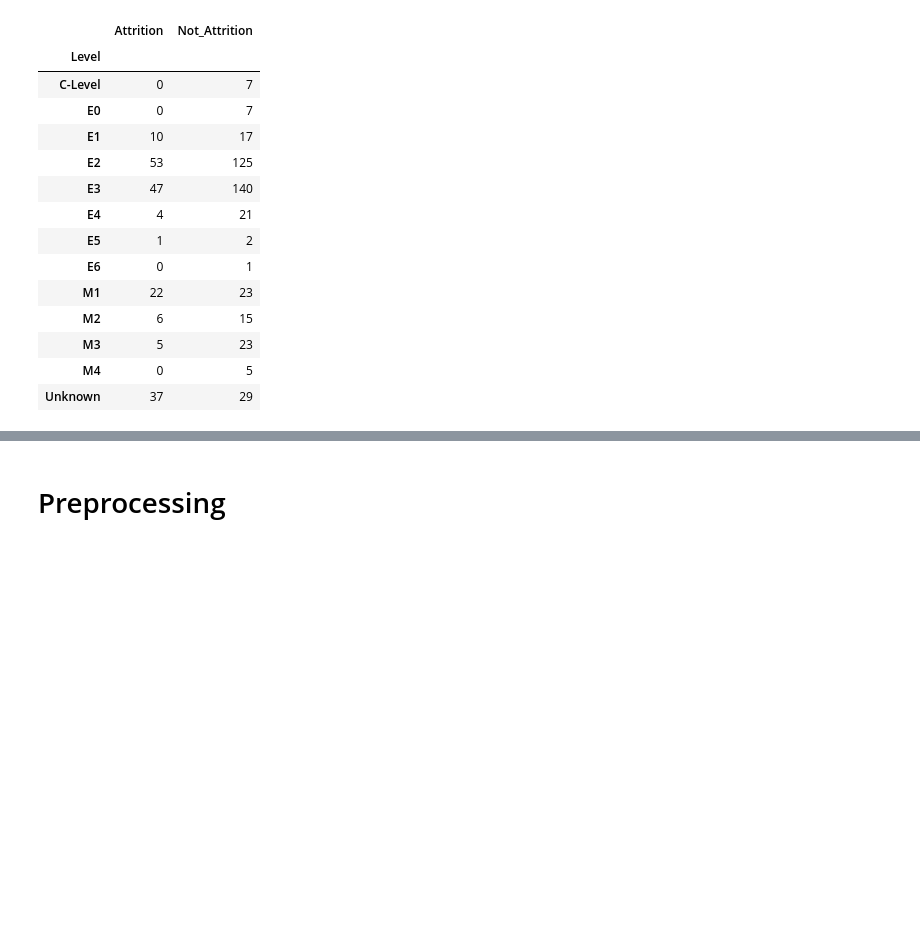
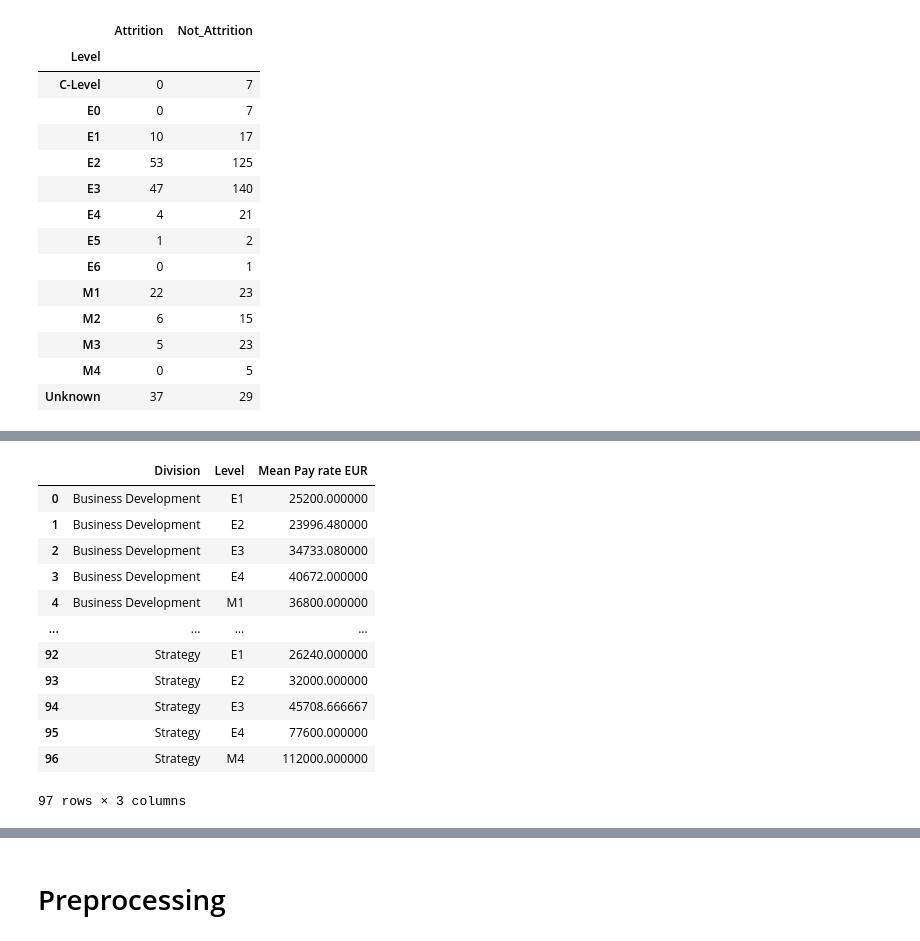
Before and after one commit to ta-datapt-bcn/project-statistical-analysis, a Jupyter notebook: julia-code.ipynb, the cells around one changed output, grey strips where cells are left out. Cells and saved outputs as stored; diff of their text form; code cells hidden in the pictures; blank space fills up the shorter version.

```diff
--- a/julia-code.ipynb
+++ b/julia-code.ipynb
@@ -632,0 +593,2 @@ px.bar(df_supervisor, x=df_supervisor.index, y='Proportion', color='Proportion')
+# %%
+level_dict['Unknown'] = df['Attrition'].mean()
@@ -632,0 +611,2 @@ px.bar(df_supervisor, x=df_supervisor.index, y='Proportion', color='Proportion')
+# %%
+df['Level_attrition_proportion'] = df['Level'].map(level_dict)
@@ -632,0 +647,17 @@ px.bar(df_supervisor, x=df_supervisor.index, y='Proportion', color='Proportion')
+# %%
+mean_division_level_salary = df.groupby(['Division', 'Level'])['Pay rate EUR'].agg(['mean']).reset_index().rename(columns={'mean' : 'Mean Pay rate EUR'})
+mean_division_level_salary
+# %% [output]
+|  | Division | Level | Mean Pay rate EUR |
+| 0 | Business Development | E1 | 25200.000000 |
+| 1 | Business Development | E2 | 23996.480000 |
+| 2 | Business Development | E3 | 34733.080000 |
+| 3 | Business Development | E4 | 40672.000000 |
+| 4 | Business Development | M1 | 36800.000000 |
+| ... | ... | ... | ... |
+| 92 | Strategy | E1 | 26240.000000 |
+| 93 | Strategy | E2 | 32000.000000 |
+| 94 | Strategy | E3 | 45708.666667 |
+| 95 | Strategy | E4 | 77600.000000 |
+| 96 | Strategy | M4 | 112000.000000 |
+97 rows × 3 columns
```
Also changed, not shown: parts of 77 cells of this notebook, 2 other files.
